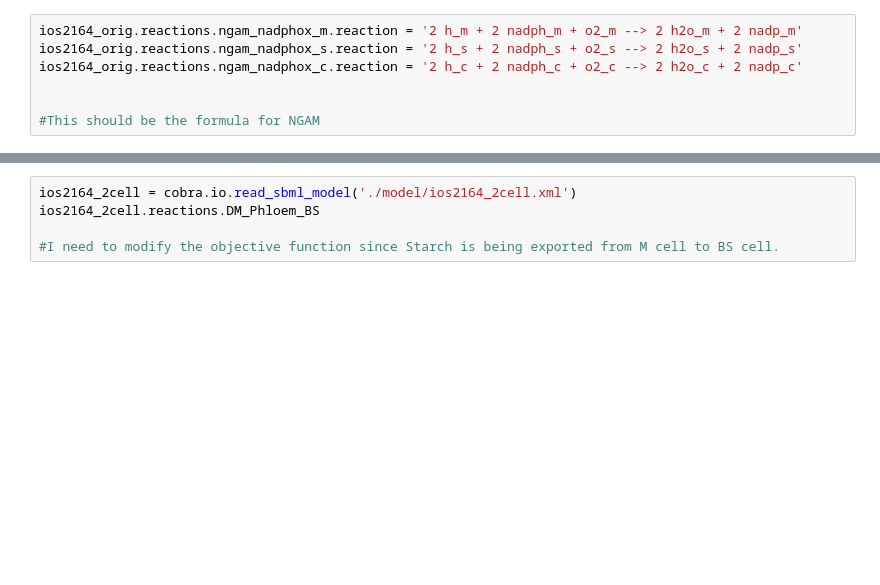
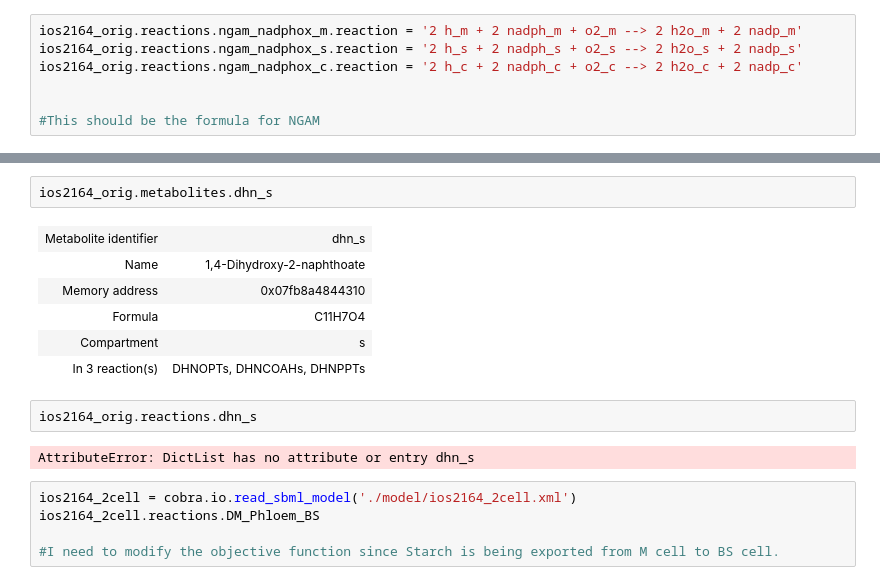
Before and after one commit to rtsantos3/RiceMM, a Jupyter notebook: Scripts/model_benchmarking/Checking Mass Balances in Models and comparison.ipynb, the cells around one changed output, grey strips where cells are left out. Drawn from its saved outputs; the diff is of its cells as text; blank space fills up the shorter version.

```diff
--- a/Scripts/model_benchmarking/Checking Mass Balances in Models and comparison.ipynb
+++ b/Scripts/model_benchmarking/Checking Mass Balances in Models and comparison.ipynb
@@ -530,3 +574,16 @@ PIK4c {'H': -1.0}
+# %%
+ios2164_orig.metabolites.dhn_s
+# %% [output]
+| Metabolite identifier | dhn_s |
+| Name | 1,4-Dihydroxy-2-naphthoate |
+| Memory address | 0x07fb8a4844310 |
+| Formula | C11H7O4 |
+| Compartment | s |
+| In 3 reaction(s) | DHNOPTs, DHNCOAHs, DHNPPTs |
+# %%
+ios2164_orig.reactions.dhn_s
+# %% [output]
+AttributeError: DictList has no attribute or entry dhn_s
 # %%
 ios2164_2cell = cobra.io.read_sbml_model('./model/ios2164_2cell.xml')
 ios2164_2cell.reactions.DM_Phloem_BS
```
Also changed, not shown: parts of 10 cells of this notebook, 15 other files.
